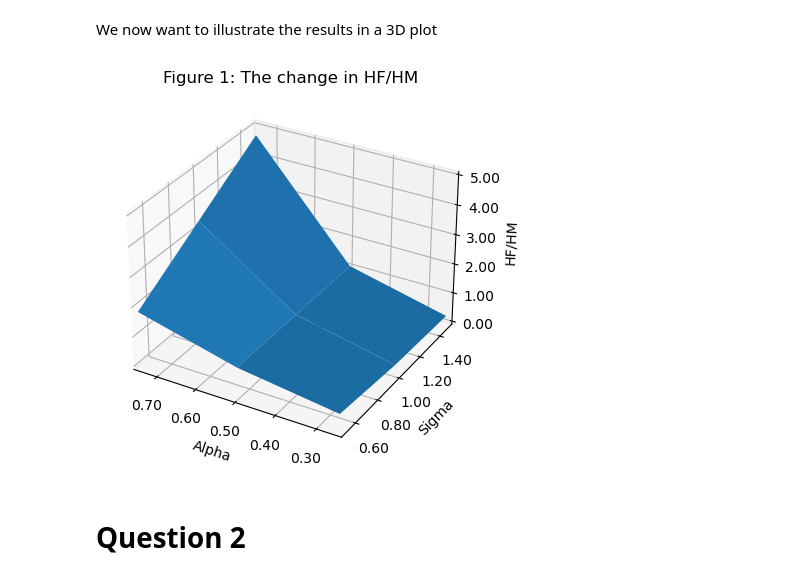
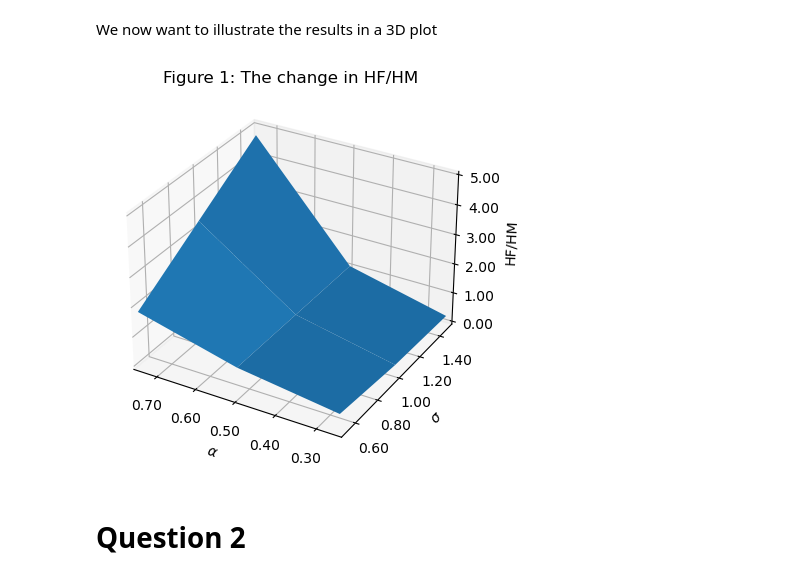
Before and after one commit to NumEconCopenhagen/projects-2023-ida-simone-elin, a Jupyter notebook: inauguralproject/inauguralproject.ipynb, the cells around one changed output. Saved outputs shown, nothing was run; the diff lists cells and outputs as text; code cells hidden in the pictures.

Commit message:
alpha tegn

```diff
--- a/inauguralproject/inauguralproject.ipynb
+++ b/inauguralproject/inauguralproject.ipynb
@@ -95,36 +95,36 @@ We now want to illustrate the results in a 3D plot
 # %%
 # We create a 2D grid of alpha and sigma
 alpha_grid, sigma_grid = np.meshgrid(alpha_vec,sigma_vec)
 
 # We want to create a matrix of HF/HM and loop through the grids of alpha and sigma.
 relative_hours= np.zeros([3,3])
 for i in range(alpha_grid.shape[0]):
     for j in range(sigma_grid.shape[0]):
         model.par.alpha = alpha_grid[i,j]
         model.par.sigma = sigma_grid[i,j]
         disc = model.solve_discrete()
         relative_hours[i,j] = disc.HF/disc.HM
 
 # We create a 3D figure
 fig = plt.figure()
 ax = fig.add_subplot(1,1,1,projection='3d')
 ax.plot_surface(alpha_grid,sigma_grid,relative_hours)
 ax.set(xlim=(0.25, 0.75), ylim=(0.5,1.5), zlim=(0,5))
 ax.set_title("Figure 1: The change in HF/HM")
 ax.invert_xaxis()
 
 #We add labels
-ax.set_xlabel("Alpha")
-ax.set_ylabel("Sigma")
+ax.set_xlabel(r"$\alpha$")
+ax.set_ylabel(r"$\sigma$")
 ax.set_zlabel("HF/HM")
 
 #We change the decimals on the axis
 from matplotlib import ticker
 ax.xaxis.set_major_formatter(ticker.StrMethodFormatter("{x:.2f}"))
 ax.yaxis.set_major_formatter(ticker.StrMethodFormatter("{x:.2f}"))
 ax.zaxis.set_major_formatter(ticker.StrMethodFormatter("{x:.2f}"))
 # %% [output]
-[figure, old version]
+[figure, new version]
 # %% [markdown]
 # Question 2
 # %% [markdown]
```
